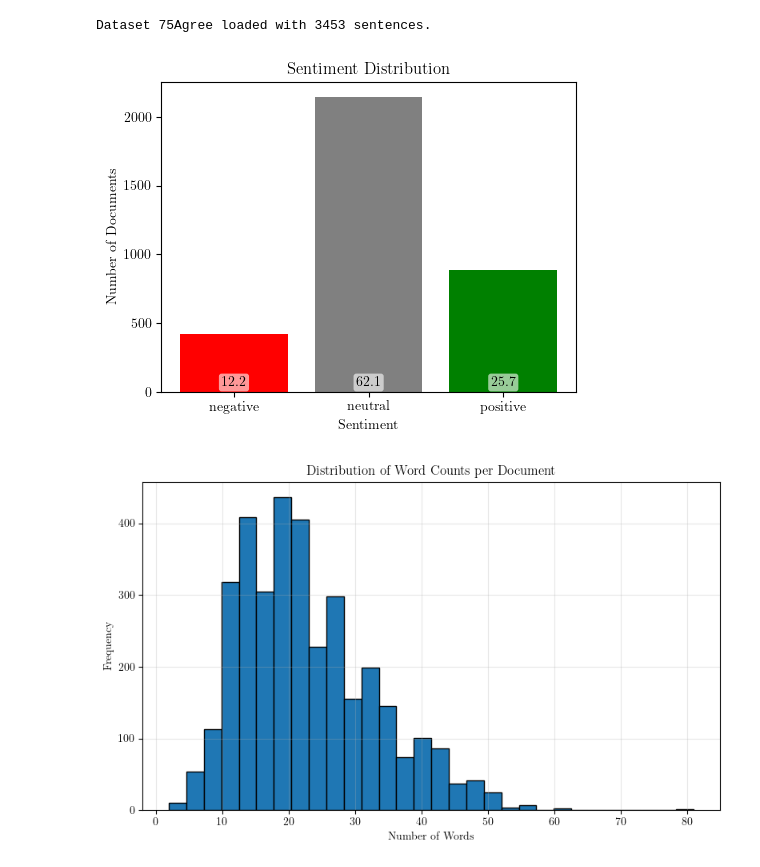
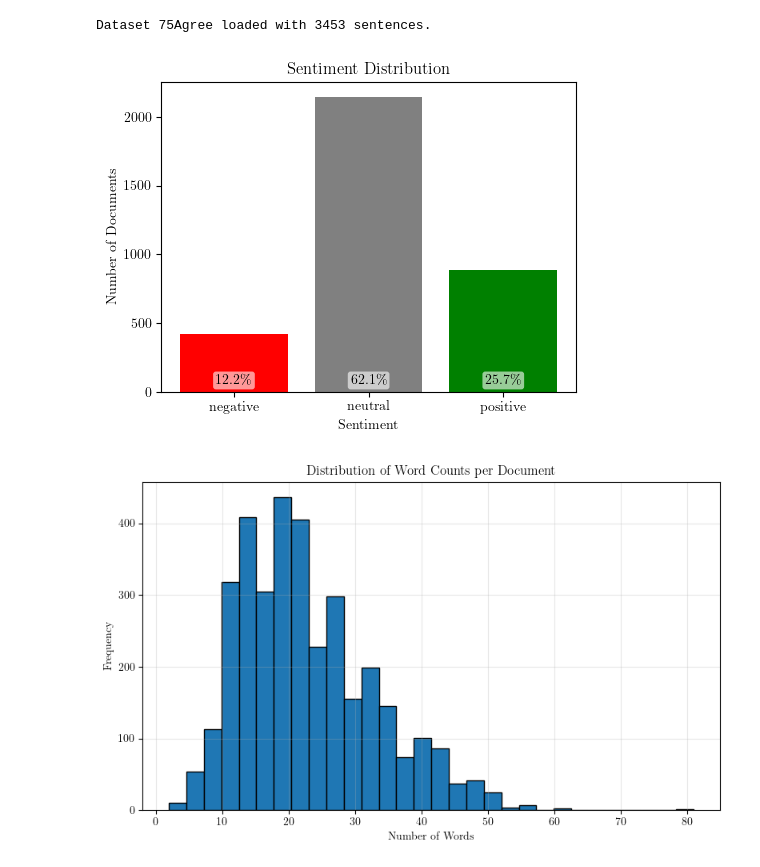
Before and after one commit to Hugoverissimo21/finphrasebank-sentiment, a Jupyter notebook: data EDA.ipynb, the cells around one changed output. Saved outputs shown, nothing was run; the diff lists cells and outputs as text; code cells hidden in the pictures.

Commit message:
sentiment plot

```diff
--- a/data EDA.ipynb
+++ b/data EDA.ipynb
@@ -134,32 +134,32 @@ Dataset 75Agree loaded with 3453 sentences.
 # %%
 label_counts = data["label"].value_counts()
 df = label_counts.reset_index()
 df.columns = ['label', 'count']
 df = df.set_index('label').loc[['negative', 'neutral', 'positive']].reset_index()
-df['percent'] = (df['count'] / df['count'].sum() * 100).round(1).astype(str) + '%'
+df['percent'] = (df['count'] / df['count'].sum() * 100).round(1).astype(str) + '\%'
 colors = ['red', 'grey', 'green']
 fig, ax = plt.subplots()
 bars = ax.bar(df['label'], df['count'], color=colors)
 for bar, pct in zip(bars, df['percent']):
     ax.text(
         bar.get_x() + bar.get_width() / 2,
-        25,
-        pct,
+        40,
+        f"{pct}",
         ha='center',
         va='bottom',
         color='black',
         fontsize=10,
         bbox=dict(facecolor='white', edgecolor='none', boxstyle='round,pad=0.2', alpha=0.6)
     )
 
 ax.set_xlabel('Sentiment')
 ax.set_ylabel('Number of Documents')
 ax.set_title('Sentiment Distribution')
 plt.tight_layout()
 plt.savefig("assets/sentiment_distribution.png", bbox_inches='tight', transparent=True)
 plt.show()
 # %% [output]
-[figure, old version]
+[figure, new version]
 # %%
 word_counts = data["sentence"].astype(str).apply(lambda x: len(x.split()))
 
```
Also changed, not shown: 6 other files.
